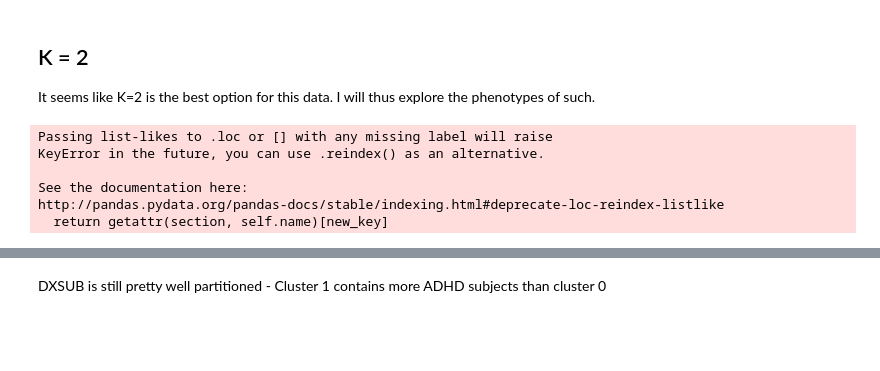
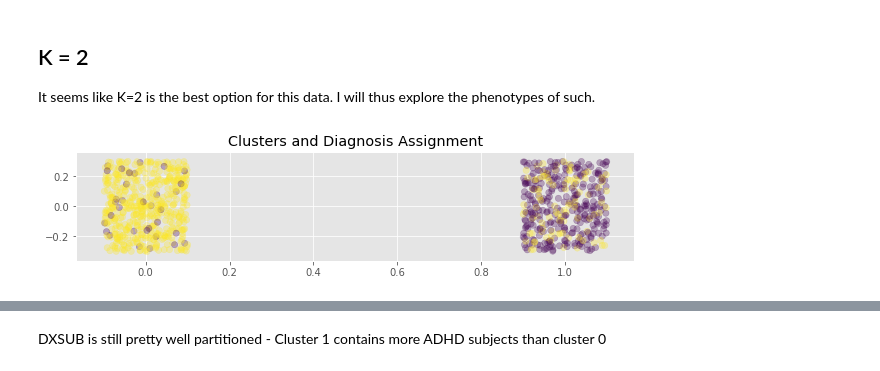
Before and after one commit to cjsmith015/Machine_Learning_and_ADHD, a Jupyter notebook: Cluster Analysis.ipynb, the cells around one changed output, grey strips where cells are left out. Cells and saved outputs as stored; diff of their text form; code cells hidden in the pictures; blank space fills up the shorter version.

```diff
--- a/Cluster Analysis.ipynb
+++ b/Cluster Analysis.ipynb
@@ -64,18 +109,24 @@ y = km.fit_predict(X_TMCQ_nonull)
 k2_df = X_TMCQ_nonull.copy()
 k2_df['cluster'] = y
 # %%
-k2_df['DX'] = train_data.loc[X_TMCQ_nonull.index,'DX']
-k2_df['DXSUB'] = train_data.loc[X_TMCQ_nonull.index,'DXSUB']
+k2_df['DX'] = data.loc[X_TMCQ_nonull.index,'DX']
+k2_df['DXSUB'] = data.loc[X_TMCQ_nonull.index,'DXSUB']
-# %% [output]
-Passing list-likes to .loc or [] with any missing label will raise
-KeyError in the future, you can use .reindex() as an alternative.
-
-See the documentation here:
-http://pandas.pydata.org/pandas-docs/stable/indexing.html#deprecate-loc-reindex-listlike
-  return getattr(section, self.name)[new_key]
 # %%
 cluster0 = k2_df.loc[k2_df[k2_df['cluster']==0].index,:]
 cluster1 = k2_df.loc[k2_df[k2_df['cluster']==1].index,:]
+# %%
+def make_jitter(data, jitter=0.3):
+    return np.random.uniform(-jitter, jitter, size=data.shape)
+# %%
+fig, ax = plt.subplots(figsize=(10,2))
+
+_ = ax.scatter(k2_df.loc[:,'cluster']+make_jitter(k2_df.loc[:,'cluster'], 0.1), make_jitter(k2_df.loc[:,'DX']),
+           c=k2_df.loc[:,'DX'],
+           s=40, alpha=0.3)
+#_ = ax.set_xlim(0,1)
+_ = ax.set_title('Clusters and Diagnosis Assignment')
+# %% [output]
+[figure, added]
 # %%
 cluster0['DX'].value_counts()
 # %% [output]
```
Also changed, not shown: parts of 30 cells of this notebook, 1 other file.
